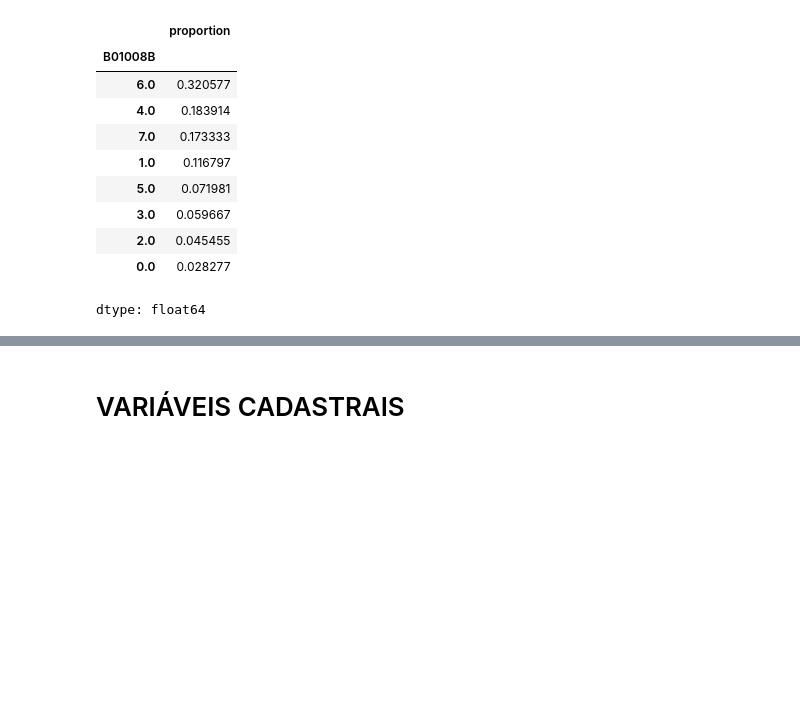
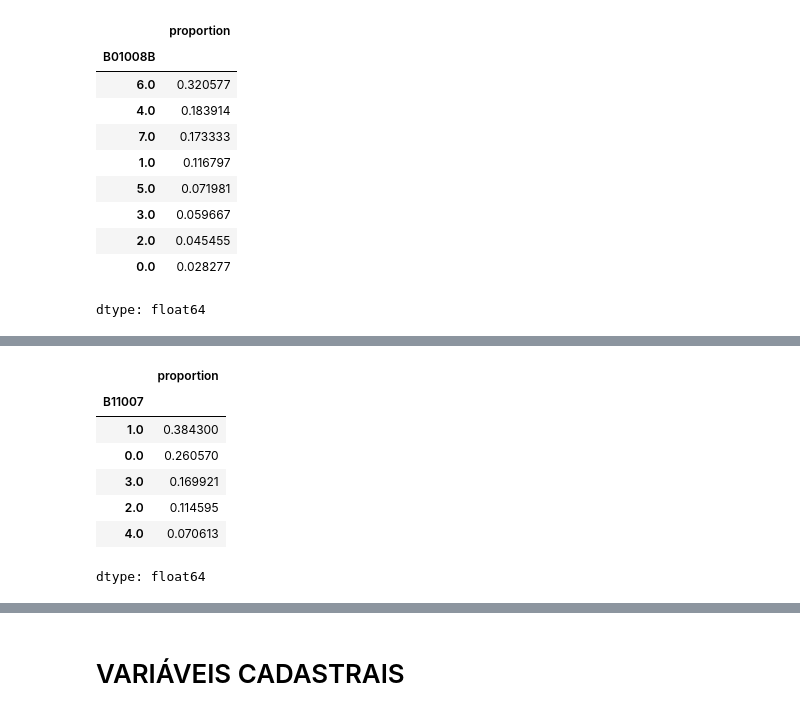
Before and after one commit to GustavoEmanuel901/lainfs-pense-repository, a Jupyter notebook: Dados_Pense_2026.ipynb, the cells around one changed output, grey strips where cells are left out. Drawn from its saved outputs; the diff is of its cells as text; code cells hidden in the pictures; blank space fills up the shorter version.

```diff
--- a/Dados_Pense_2026.ipynb
+++ b/Dados_Pense_2026.ipynb
@@ -484,0 +501,15 @@ dtype: float64
+# %%
+column_replace(df, 'B11007', 9, np.nan)
+
+normaliza_coluna(df, 'B11007')
+
+df['B11007'].value_counts(normalize=True)
+# %% [output]
+|  | proportion |
+| B11007 |  |
+| 1.0 | 0.384300 |
+| 0.0 | 0.260570 |
+| 3.0 | 0.169921 |
+| 2.0 | 0.114595 |
+| 4.0 | 0.070613 |
+dtype: float64
```
Also changed, not shown: parts of 19 cells of this notebook.
